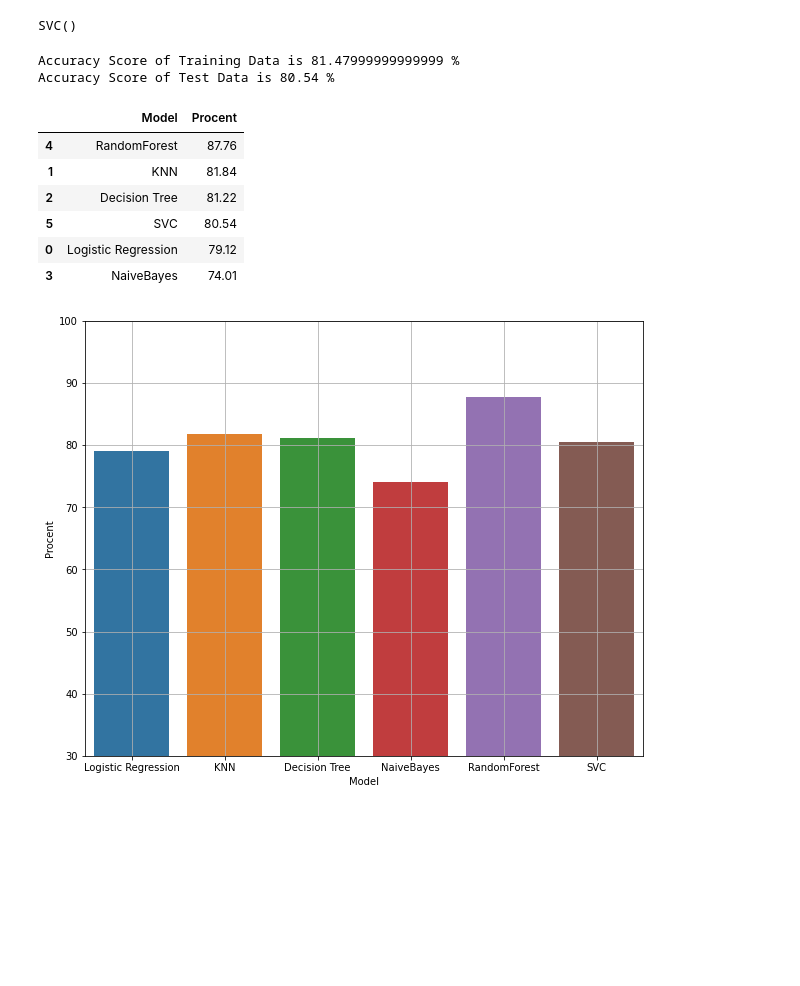
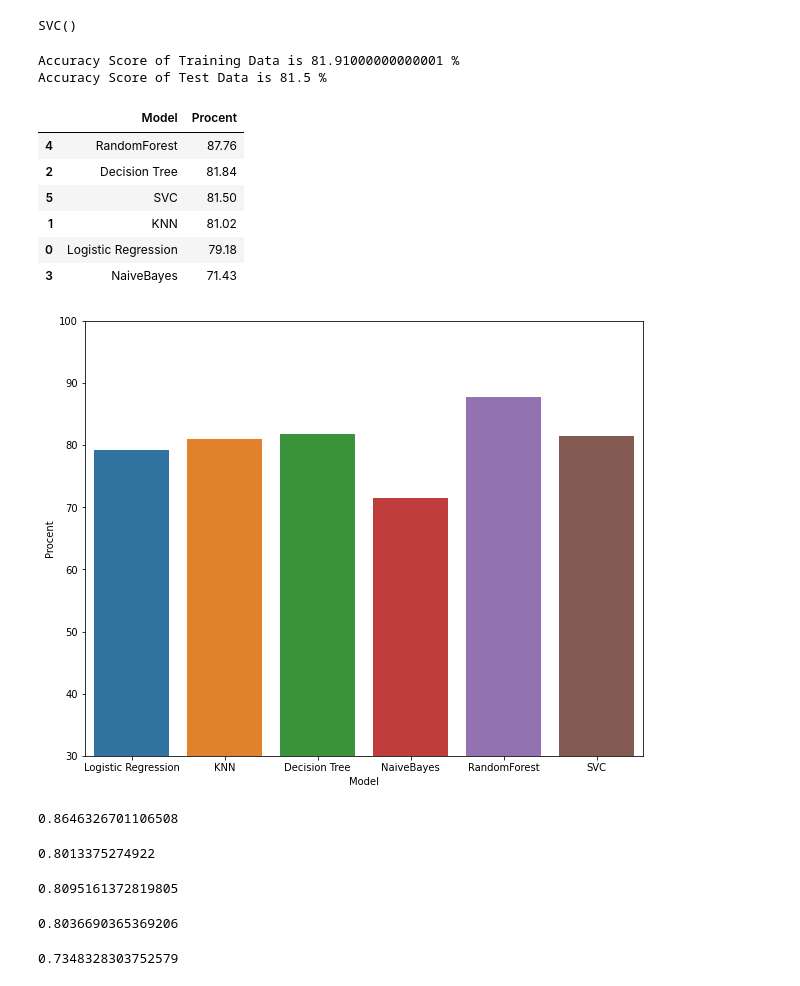
Before and after one commit to kpawel98/Projek, a Jupyter notebook: Projekt.ipynb, the cells around one changed output. Drawn from its saved outputs; the diff is of its cells as text; code cells hidden in the pictures; blank space fills up the shorter version.

```diff
--- a/Projekt.ipynb
+++ b/Projekt.ipynb
@@ -209,5 +209,5 @@ models.sort_values(by = 'Importance', ascending = False)
 # %%
-df.drop(columns = ['fixed acidity','citric acid','sulphates','total sulfur dioxide','free sulfur dioxide'], inplace = True)
+df.drop(columns = ['fixed acidity','citric acid','sulphates'], inplace = True)
 # %%
 x = df.drop(columns = 'quality')
 y = df['quality']
@@ -316,8 +322,8 @@ svc_acc = accuracy_score(y_test, svc.predict(x_test))
 print(f"Accuracy Score of Training Data is {round(accuracy_score(y_train, svc.predict(x_train)),4)*100} %")
 print(f"Accuracy Score of Test Data is {round(svc_acc, 4)*100} %\n")
 # %% [output]
-Accuracy Score of Training Data is 81.47999999999999 %
-Accuracy Score of Test Data is 80.54 %
+Accuracy Score of Training Data is 81.91000000000001 %
+Accuracy Score of Test Data is 81.5 %
 # %%
 models = pd.DataFrame({
     'Model' : ['Logistic Regression', 'KNN','Decision Tree', 'NaiveBayes', 'RandomForest', 'SVC'],
@@ -329,17 +335,41 @@ models.sort_values(by = 'Procent', ascending = False)
 # %% [output]
 |  | Model | Procent |
 | 4 | RandomForest | 87.76 |
-| 1 | KNN | 81.84 |
-| 2 | Decision Tree | 81.22 |
-| 5 | SVC | 80.54 |
-| 0 | Logistic Regression | 79.12 |
-| 3 | NaiveBayes | 74.01 |
+| 2 | Decision Tree | 81.84 |
+| 5 | SVC | 81.50 |
+| 1 | KNN | 81.02 |
+| 0 | Logistic Regression | 79.18 |
+| 3 | NaiveBayes | 71.43 |
 # %%
 plt.figure(figsize = (10, 8))
 
 sns.barplot(x = 'Model', y = 'Procent', data = models)
 plt.ylim(30, 100)
-plt.grid()
 plt.show()
 # %% [output]
-[figure, old version]
+[figure, new version]
+# %%
+rf_eval = cross_val_score(estimator = rf, X = x_train, y = y_train, cv = 10)
+rf_eval.mean()
+# %% [output]
+0.8646326701106508
+# %%
+lr_eval = cross_val_score(estimator = lr, X = x_train, y = y_train, cv = 10)
+lr_eval.mean()
+# %% [output]
+0.8013375274922
+# %%
+knn_eval = cross_val_score(estimator = knn, X = x_train, y = y_train, cv = 10)
+knn_eval.mean()
+# %% [output]
+0.8095161372819805
+# %%
+dtc_eval = cross_val_score(estimator = dtc, X = x_train, y = y_train, cv = 10)
+dtc_eval.mean()
+# %% [output]
+0.8036690365369206
+# %%
+nb_eval = cross_val_score(estimator = nb, X = x_train, y = y_train, cv = 10)
+nb_eval.mean()
+# %% [output]
+0.7348328303752579
```
Also changed, not shown: parts of 17 cells of this notebook.
